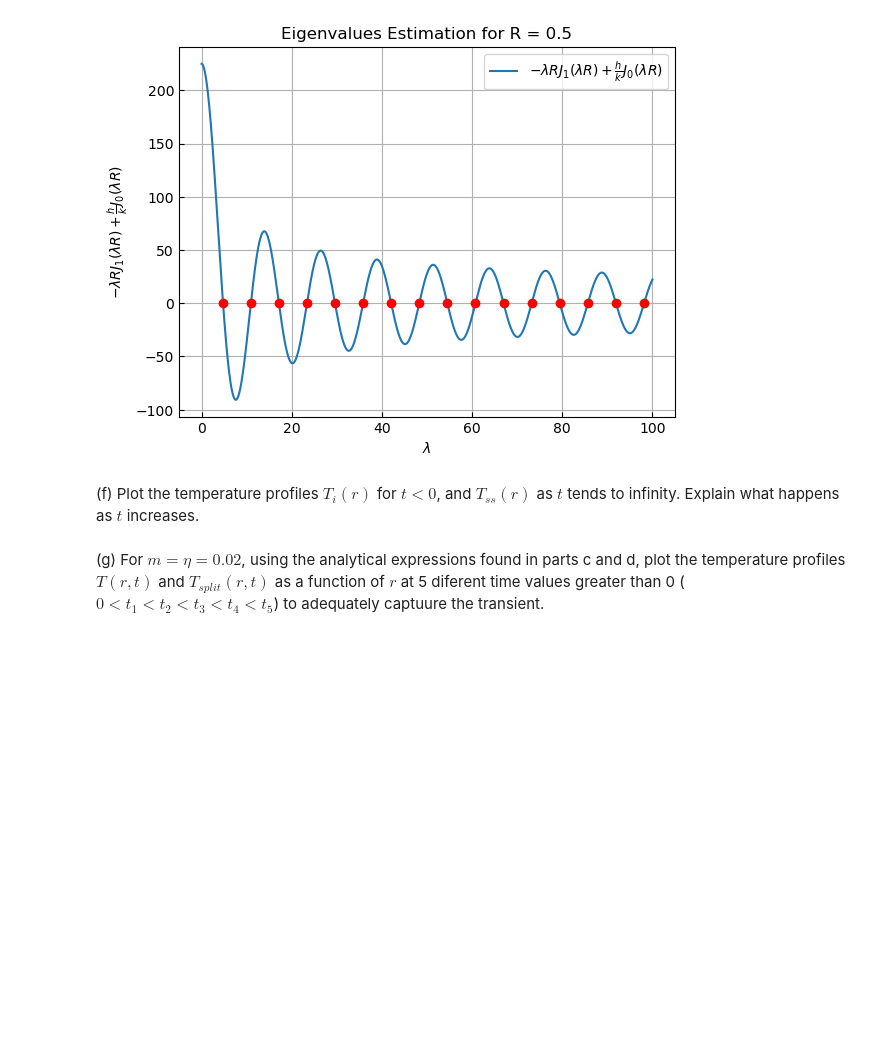
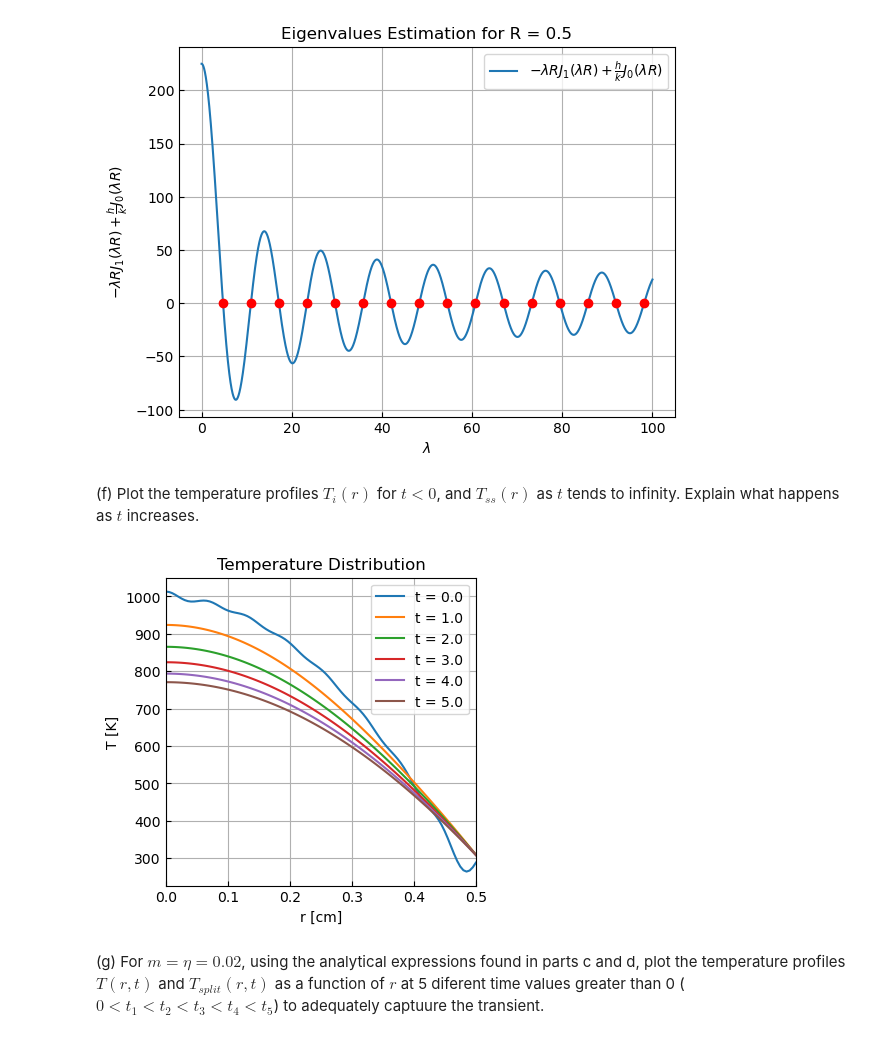
Before and after one commit to kkazuma19/HW501, a Jupyter notebook: CP2.ipynb, the cells around one changed output. Drawn from its saved outputs; the diff is of its cells as text; code cells hidden in the pictures; blank space fills up the shorter version.

```diff
--- a/CP2.ipynb
+++ b/CP2.ipynb
@@ -462,6 +466,53 @@ def A_n(lam, R, D1, D2, alpha, m, eta):
     return theta_n1 + theta_n2 - PS_n1 + PS_n2 + PS_n3
 
 #A_n(eigenvalues, R, -q0/(4*k), Tb0, 0.005980731801595652, 0.02, 0.02)
+# %%
+'''
+Compute T_bar
+\bar{T}_{n}(t) = A_{n}e^{-\alpha \lambda_{n}^2 t} + \frac{I_{n}^2 + I_{n}}{\lambda_{n}^2} - \frac{I_{n}^2 \alpha}{m-\alpha \lambda_{n}^2}e^{- m t} - \frac{z_{n}' \alpha}{\eta - \alpha \lambda_{n}^2}e^{- \eta t}
+'''
+def T_bar(lam, t, R, D1, D2, alpha, m, eta):
+    I = R * jv(1, lam * R) / lam
+    return A_n(lam, R, D1, D2, alpha, m, eta) * np.exp(-alpha * lam**2 * t) + (I**2 + I) / lam**2 - I**2 * alpha / (m - alpha * lam**2) * np.exp(-m * t) - I * alpha / (eta - alpha * lam**2) * np.exp(-eta * t)
+
+#T_bar(eigenvalues, 1, R, -q0/(4*k), Tb0, alpha, 0.02, 0.02)
+# %%
+'''
+Compute C_n
+C_{n} &= \frac{\bar{T}_{n}(t)}{\int_{r=0}^{R}r J_{0}^2(\lambda_{n}r)dr}
+'''
+def C_n(lam, t, R, D1, D2, alpha, m, eta):
+    return T_bar(lam, t, R, D1, D2, alpha, m, eta) / Norm(lam, R)
+
+#T_bar(eigenvalues, 1, R, -q0/(4*k), Tb0, alpha, 0.02, 0.02)
+# %%
+'''
+Reconstruct T(r, t)
+T(r, t) = \sum_{n=1}^{\infty} C_{n} J_{0}(\lambda_{n}r) e^{-\alpha \lambda_{n}^2 t}
+'''
+def T(r, t, R, D1, D2, alpha, m, eta):
+    return sum([C_n(lam, t, R, D1, D2, alpha, m, eta) * jv(0, lam * r) * np.exp(-alpha * lam**2 * t) for lam in eigenvalues])
+
+#T(r, 1, R, -q0/(4*k), Tb0, alpha, 0.02, 0.02)
+# %%
+# Plotting T(r, t) vs r
+t = np.linspace(0, 5, 6)
+
+fig, ax = plt.subplots(1,1, figsize=(4,4))
+
+# add T_ss to T(r, t)
+for i in range(len(t)):
+    ax.plot(r, T_ss + T(r, t[i], R, -q0/(4*k), Tb0, alpha, 0.02, 0.02), label='t = {}'.format(t[i]))
+
+ax.set_xlabel('r [cm]')
+ax.set_ylabel('T [K]')
+ax.set_title('Temperature Distribution')
+ax.grid(True)
+ax.set_xlim(0, R)
+ax.legend()
+plt.show()
+# %% [output]
+[figure, added]
 # %% [markdown]
 (g) For $m=\eta=0.02$, using the analytical expressions found in parts c and d, plot the temperature profiles $T(r,t)$ and $T_{split}(r,t)$ as a function of $r$ at 5 diferent time values greater than 0 ($0 < t_1 < t_2 < t_3 < t_4 < t_5$) to adequately captuure the transient.
 # %% [markdown]
```
Also changed, not shown: parts of 4 cells of this notebook.
